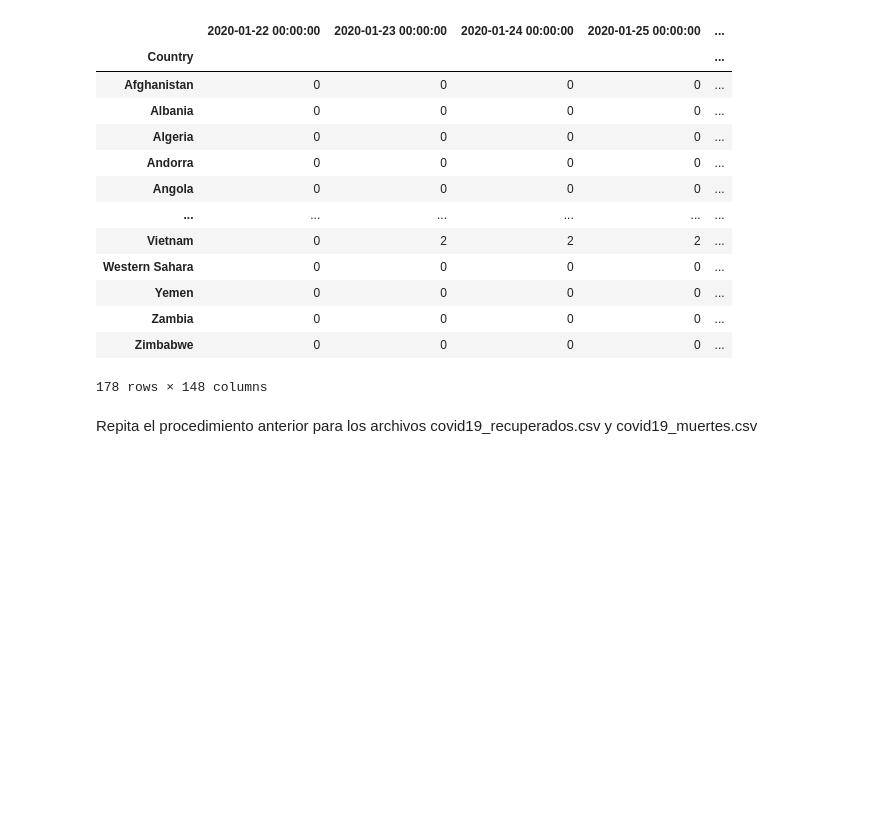
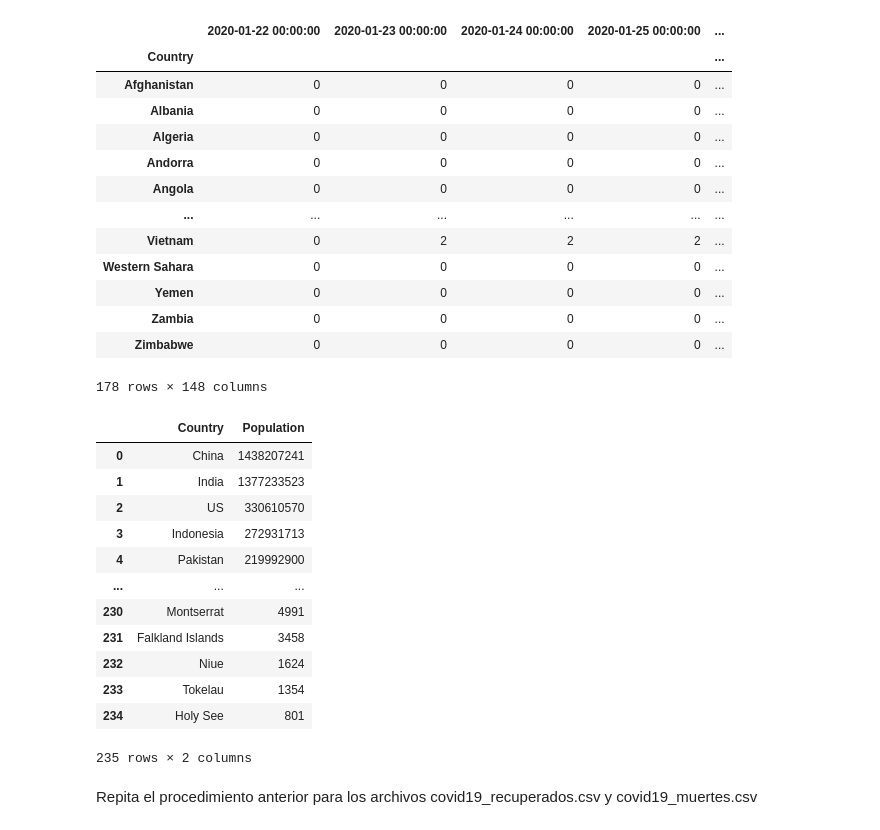
Before and after one commit to hiawvp/INFO147_TAREA01, a Jupyter notebook: info147_tarea1_ruiz_vasquez.ipynb, the cells around one changed output. Drawn from its saved outputs; the diff is of its cells as text; code cells hidden in the pictures; blank space fills up the shorter version.

```diff
--- a/info147_tarea1_ruiz_vasquez.ipynb
+++ b/info147_tarea1_ruiz_vasquez.ipynb
@@ -160,6 +156,22 @@ finalConfirmados
 | Zambia | 0 | 0 | 0 | 0 | ... |
 | Zimbabwe | 0 | 0 | 0 | 0 | ... |
 178 rows × 148 columns
+# %%
+dfpm
+# %% [output]
+|  | Country | Population |
+| 0 | China | 1438207241 |
+| 1 | India | 1377233523 |
+| 2 | US | 330610570 |
+| 3 | Indonesia | 272931713 |
+| 4 | Pakistan | 219992900 |
+| ... | ... | ... |
+| 230 | Montserrat | 4991 |
+| 231 | Falkland Islands | 3458 |
+| 232 | Niue | 1624 |
+| 233 | Tokelau | 1354 |
+| 234 | Holy See | 801 |
+235 rows × 2 columns
 # %% [markdown]
 Repita el procedimiento anterior para los archivos covid19_recuperados.csv y covid19_muertes.csv
 # %%
```
Also changed, not shown: parts of 2 cells of this notebook.
